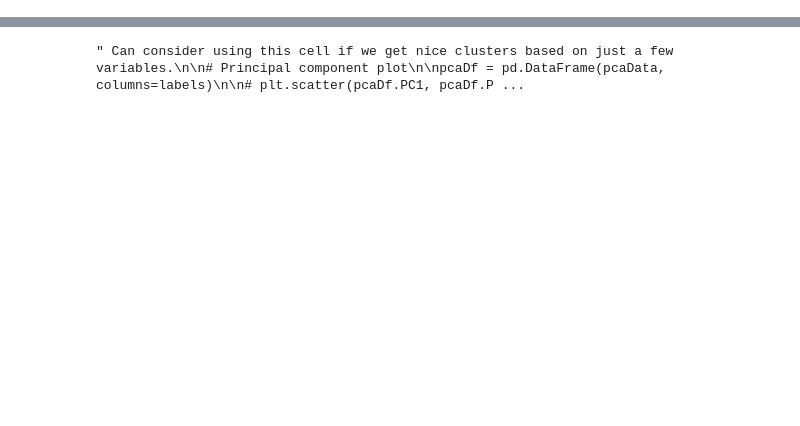
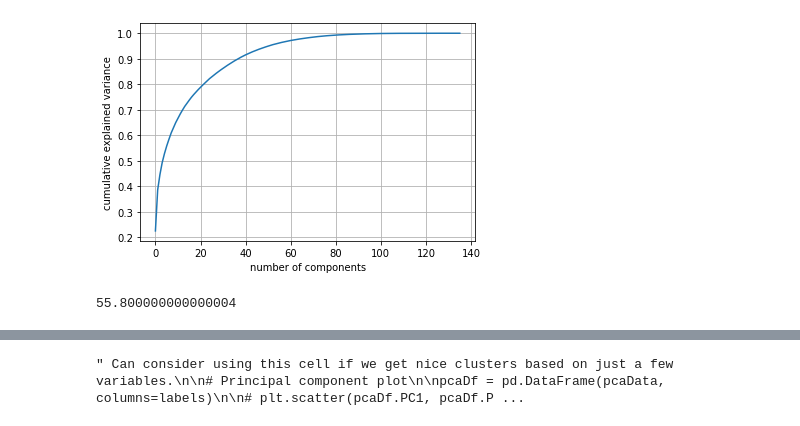
Before and after one commit to CSA100/nba-dsai, a Jupyter notebook: PCA.ipynb, the cells around one changed output, grey strips where cells are left out. Drawn from its saved outputs; the diff is of its cells as text; code cells hidden in the pictures; blank space fills up the shorter version.

Commit message:
cumulative plot

```diff
--- a/PCA.ipynb
+++ b/PCA.ipynb
@@ -54,3 +47,17 @@ plt.show()
+# %%
+# get cumulative explained variance plot by number of principal components
+
+plt.plot(np.cumsum(pca.explained_variance_ratio_))
+plt.xlabel('number of components')
+plt.ylabel('cumulative explained variance')
+plt.grid()
+plt.show()
+# %% [output]
+[figure, added]
+# %%
+print(sum(varPercent[:5]))
+# %% [output]
+55.800000000000004
 # %%
 # re-run pca keeping only top 5 components
 pca = PCA(5)
```
Also changed, not shown: parts of 8 cells of this notebook.
